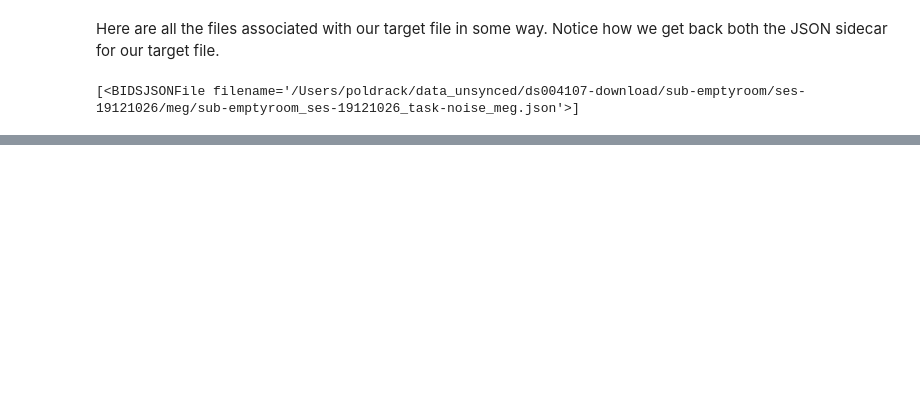
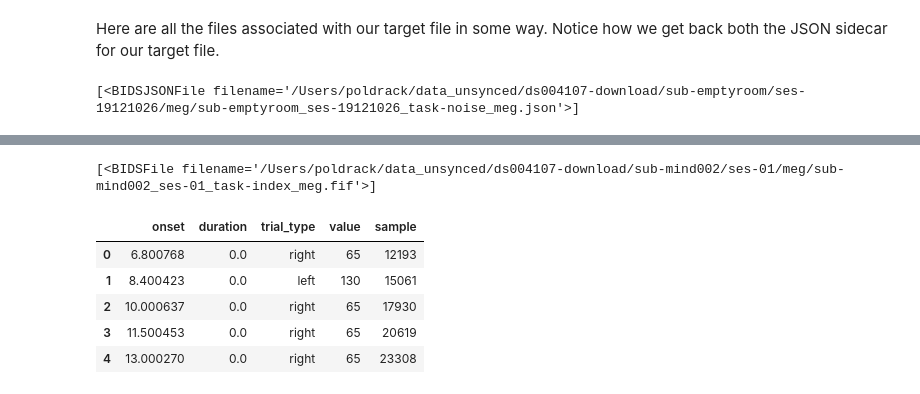
Before and after one commit to poldrack/PyBIDS_example, a Jupyter notebook: BIDS_example.ipynb, the cells around one changed output, grey strips where cells are left out. Drawn from its saved outputs; the diff is of its cells as text; code cells hidden in the pictures; blank space fills up the shorter version.

```diff
--- a/BIDS_example.ipynb
+++ b/BIDS_example.ipynb
@@ -300,7 +279,0 @@ Data
-# %%
-# load events.tsv file
-
-events_file = layout.get(subject='mind003', task='auditory', extension='tsv', suffix='events')[0]
-events_df = events_file.get_df()
-print(events_df.shape)
-events_df.head()
@@ -374,0 +373,17 @@ _ = right_tone.plot_topo() #map(times=times)
+# %%
+analysis = MEGAnalysis(bids_dir, 'index', 'mind002')
+load_output = analysis.load_raw()
+# %% [output]
+[<BIDSFile filename='/Users/poldrack/data_unsynced/ds004107-download/sub-mind002/ses-01/meg/sub-mind002_ses-01_task-index_meg.fif'>]
+# %%
+# load events.tsv file
+analysis.load_events()
+
+analysis.events_df.head()
+# %% [output]
+|  | onset | duration | trial_type | value | sample |
+| 0 | 6.800768 | 0.0 | right | 65 | 12193 |
+| 1 | 8.400423 | 0.0 | left | 130 | 15061 |
+| 2 | 10.000637 | 0.0 | right | 65 | 17930 |
+| 3 | 11.500453 | 0.0 | right | 65 | 20619 |
+| 4 | 13.000270 | 0.0 | right | 65 | 23308 |
```
Also changed, not shown: parts of 37 cells of this notebook.
